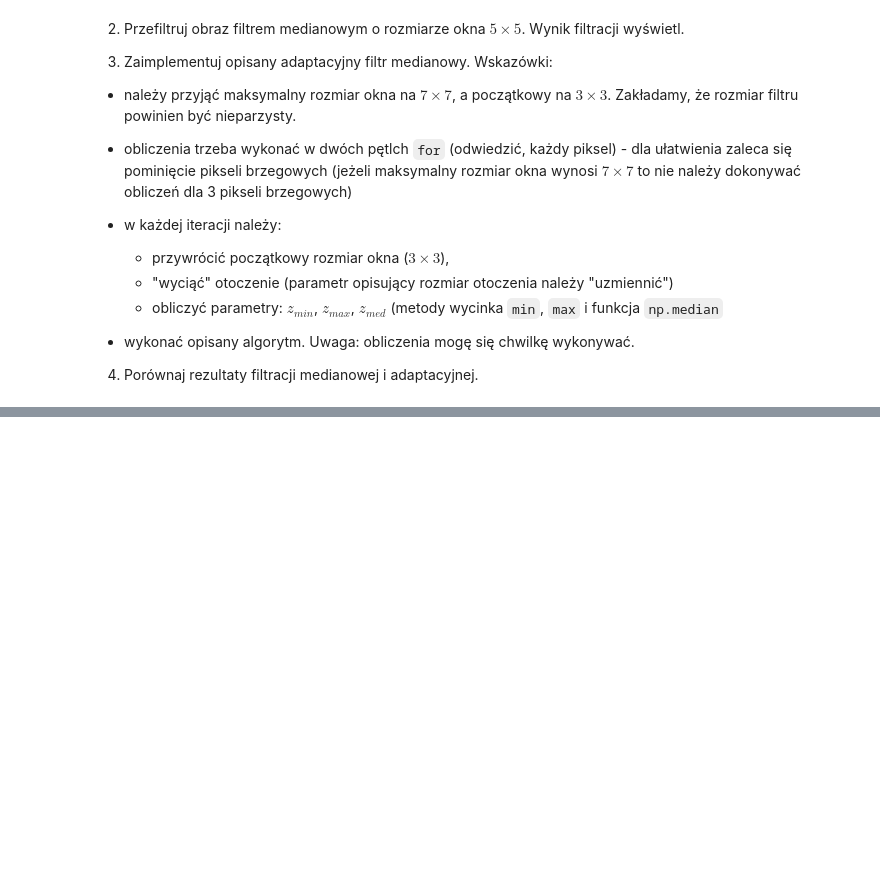
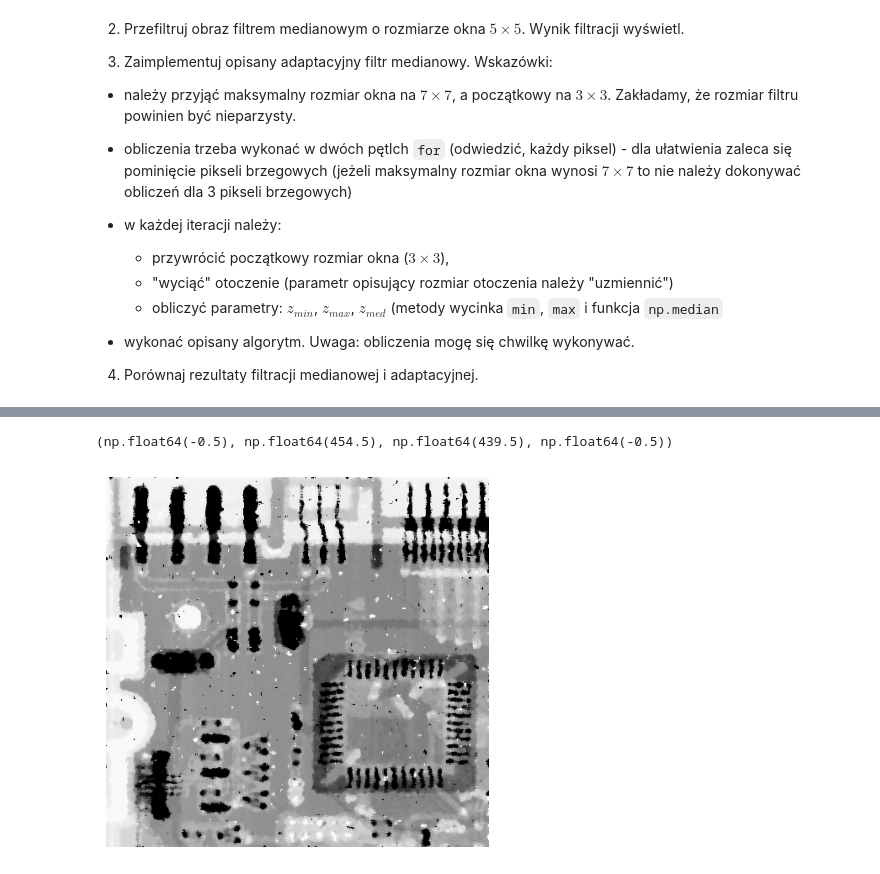
Before and after one commit to lkwinta/Digital-Image-Processing, a Jupyter notebook: lab06/06_context_hw2.ipynb, the cells around one changed output, grey strips where cells are left out. Drawn from its saved outputs; the diff is of its cells as text; code cells hidden in the pictures; blank space fills up the shorter version.

```diff
--- a/lab06/06_context_hw2.ipynb
+++ b/lab06/06_context_hw2.ipynb
@@ -96,0 +104,7 @@ for fileName in fileNames:
+# %%
+filtered_median = cv2.medianBlur(plytka_szum_img, 5)
+plt.imshow(filtered_median, 'gray')
+plt.axis('off')
+# %% [output]
+(np.float64(-0.5), np.float64(454.5), np.float64(439.5), np.float64(-0.5))
+[figure, added]
```
Also changed, not shown: parts of 4 cells of this notebook, 2 other files.
